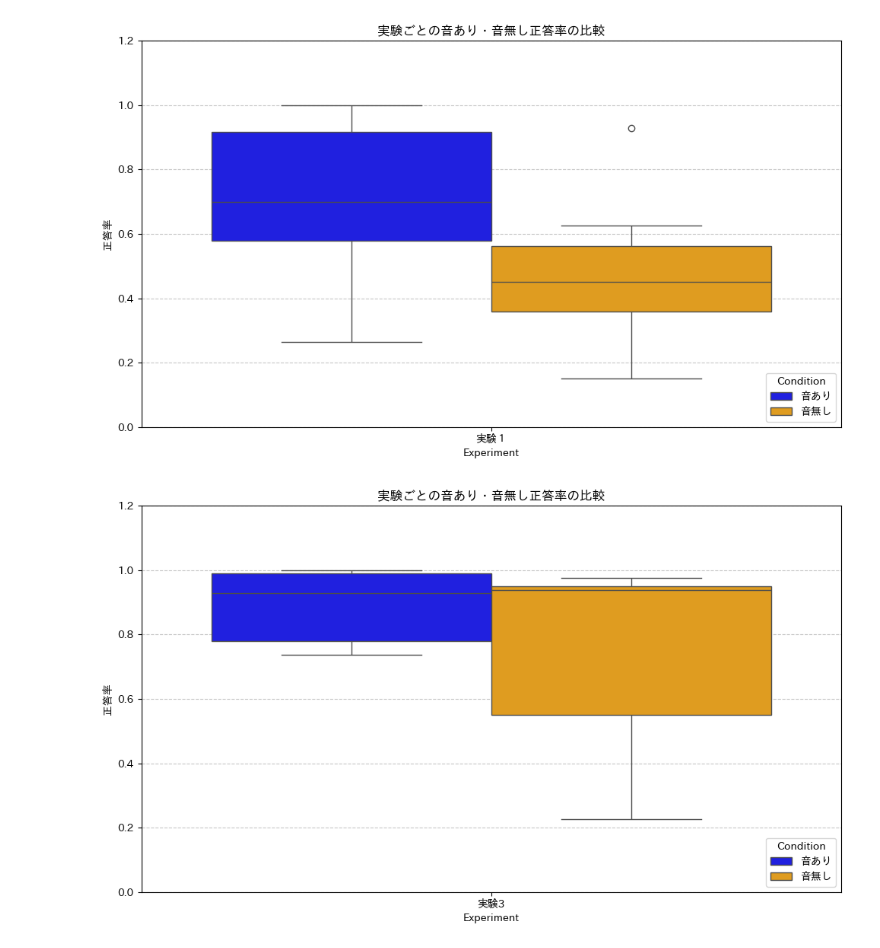
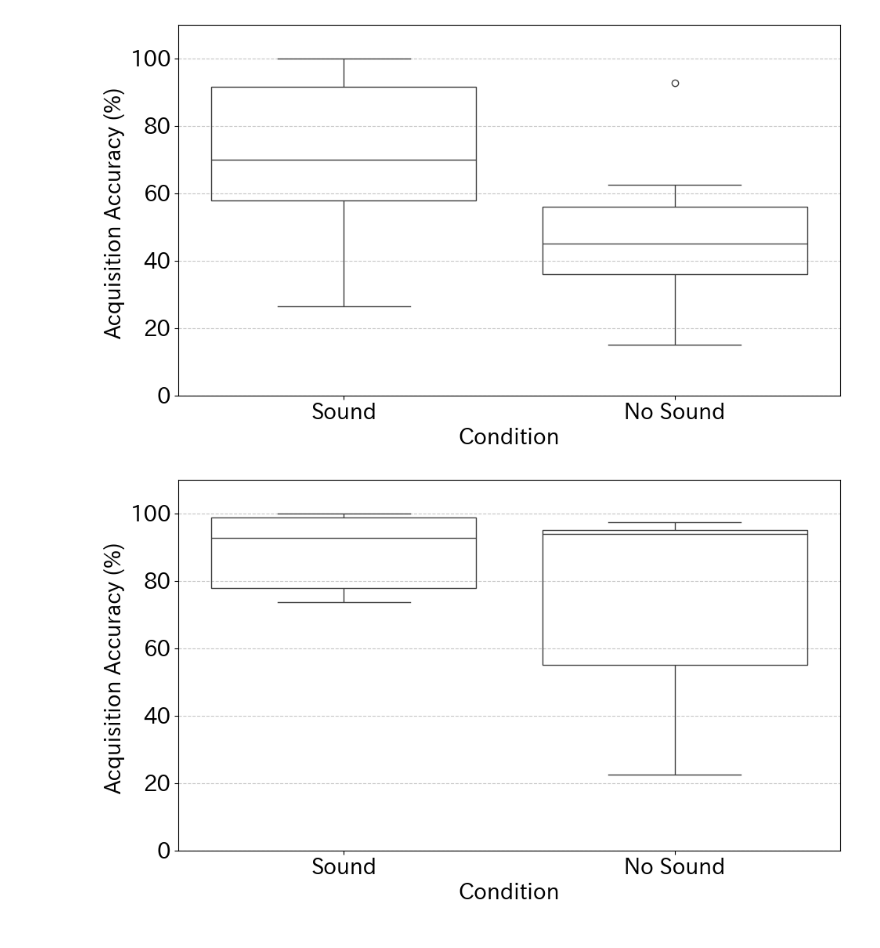
Before and after one commit to takaharayota531/poster-exp-analysis, a Jupyter notebook: 応用アプリケーション定量解析/score-analysis.ipynb, the cells around one changed output. Cells and saved outputs as stored; diff of their text form; code cells hidden in the pictures.

```diff
--- a/応用アプリケーション定量解析/score-analysis.ipynb
+++ b/応用アプリケーション定量解析/score-analysis.ipynb
@@ -17,35 +17,35 @@ data.head()
 # %%
 import matplotlib.pyplot as plt
 import seaborn as sns
 import japanize_matplotlib
 
 # 実験名と正答率に関する列を選択
 experiments = ["実験１",  "実験3"]
 
 for exp in experiments:
     data_cleaned = []
 
     if f"{exp}音あり正答率" in data.columns and f"{exp}音無し正答率" in data.columns:
-        for condition, label in [("音あり", f"{exp}音あり正答率"), ("音無し", f"{exp}音無し正答率")]:
+        for condition, label in [("Sound", f"{exp}音あり正答率"), ("No Sound", f"{exp}音無し正答率")]:
             data_cleaned.append(pd.DataFrame({
                 "Condition": [condition] * len(data),
                 "Experiment": [exp] * len(data),
-                "Accuracy": data[label]
+                "Accuracy": data[label]*100
             }))
 
     # すべてを結合
     data_combined = pd.concat(data_cleaned, ignore_index=True)
-
+    plt.rcParams.update({'font.size': 20})
     # 箱ひげ図をプロット
     plt.figure(figsize=(10, 6))
-    sns.boxplot(x="Experiment", y="Accuracy", hue="Condition", data=data_combined, palette={"音あり": "blue", "音無し": "orange"})
-    plt.title("実験ごとの音あり・音無し正答率の比較")
-    plt.ylabel("正答率")
-    plt.ylim(0, 1.2)
+    sns.boxplot(x="Condition", y="Accuracy",  data=data_combined, boxprops=dict(facecolor='none'))## palette={"音あり": "blue", "音無し": "orange"})
+    plt.title("")
+    plt.ylabel("Acquisition Accuracy (%) ")
+    plt.ylim(0, 110)
     plt.grid(axis="y", linestyle="--", alpha=0.7)
-    plt.legend(title="Condition", loc="lower right")
+    # plt.legend(title="Condition", loc="lower right")
     plt.tight_layout()
     plt.show()
 # %% [output]
-[figure, old version]
+[figure, new version]
-[figure, old version]
+[figure, new version]
```
Also changed, not shown: parts of 2 cells of this notebook, 14 other files.
